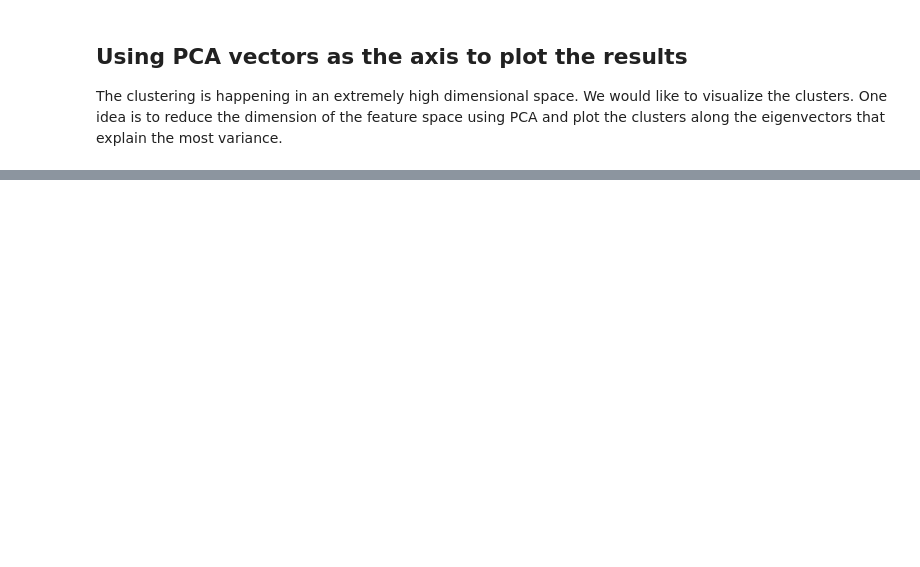
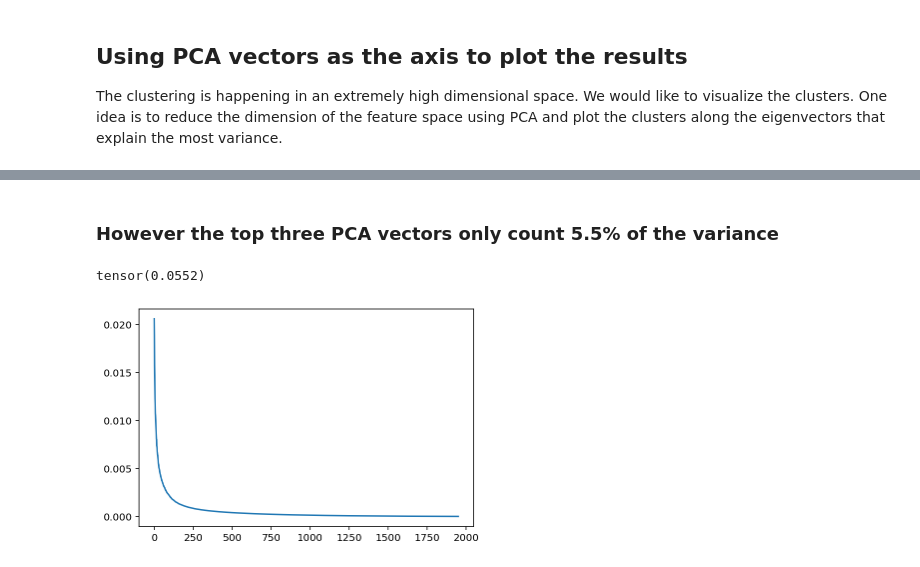
Before and after one commit to jiayiwus1x/exploring-the-structure-of-chinese-language, a Jupyter notebook: cluster-feature.ipynb, the cells around one changed output, grey strips where cells are left out. Drawn from its saved outputs; the diff is of its cells as text; code cells hidden in the pictures; blank space fills up the shorter version.

```diff
--- a/cluster-feature.ipynb
+++ b/cluster-feature.ipynb
@@ -262,0 +320,8 @@ plt.savefig("./cluster_results.png")
+# %% [markdown]
+### However the top three PCA vectors only count 5.5% of the variance
+# %%
+plt.plot(S/sum(S))
+print(sum(S[:3]/sum(S)))
+# %% [output]
+tensor(0.0552)
+[figure, added]
```
Also changed, not shown: parts of 26 cells of this notebook, 2 other files.
